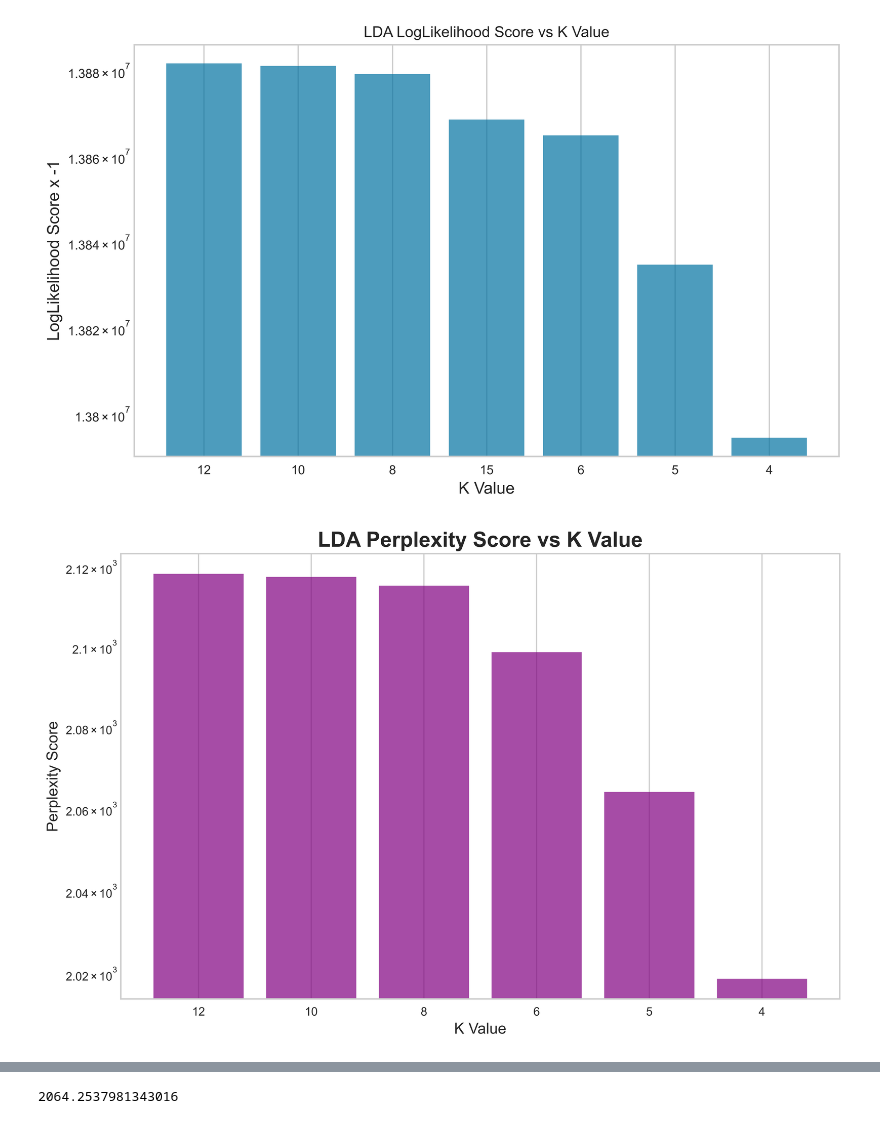
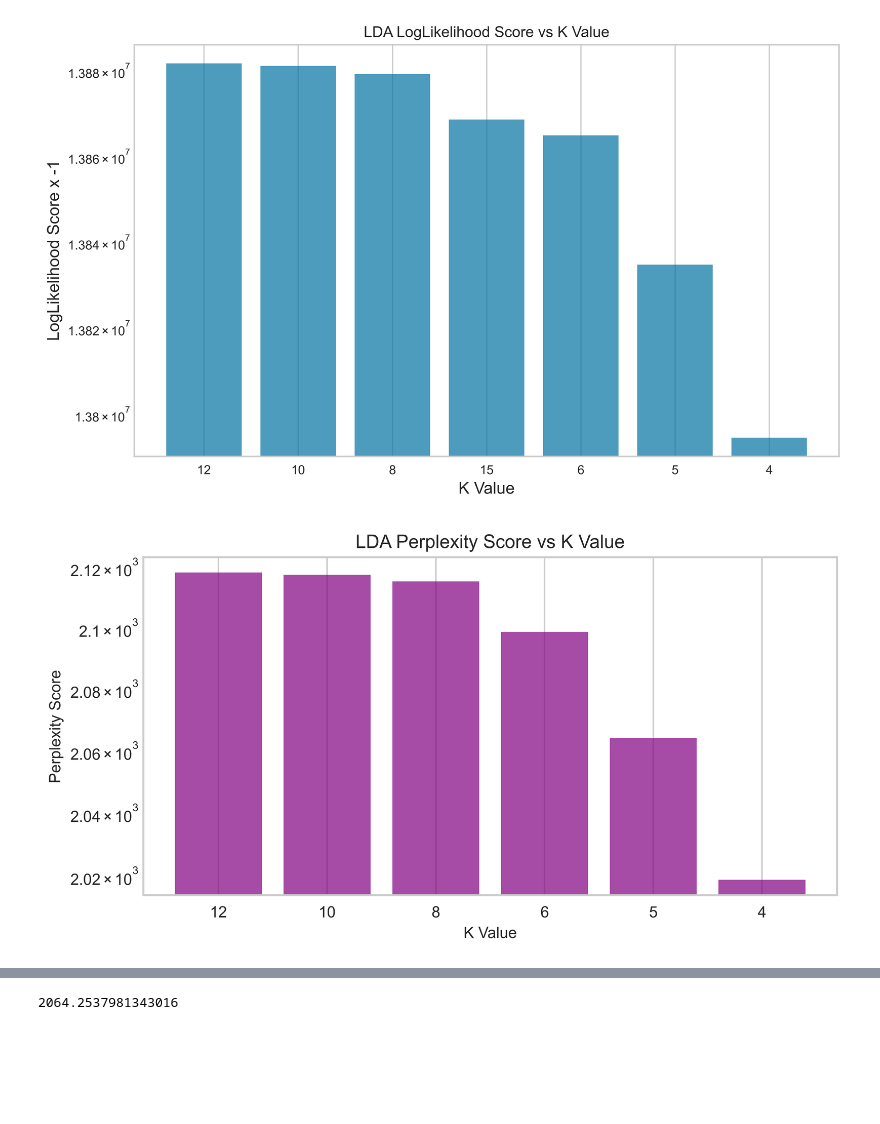
Before and after one commit to meyerpedro/Music_For_Creators-Recommender, a Jupyter notebook: notebook/Capstone 3.ipynb, the cells around one changed output, grey strips where cells are left out. Drawn from its saved outputs; the diff is of its cells as text; code cells hidden in the pictures; blank space fills up the shorter version.

Commit message:
appendix plots fixed. presentation slides added

```diff
--- a/notebook/Capstone 3.ipynb
+++ b/notebook/Capstone 3.ipynb
@@ -502,28 +502,28 @@ ax.set_yscale('log')
 # lda6.fit(X2)
 # lda6.perplexity(X2)
 # %%
-fig, ax = plt.subplots(figsize=(11,7), dpi=550)
+fig, ax = plt.subplots(figsize=(8,4), dpi=550)
 
 y = pd.Series({'4':2018.95,
                 '5':2064.25,
                 '6':2098.82,
                 '8':2115.45,
                 '10':2117.67,
                 '12':2118.41}).sort_values(ascending=False)
 
 
 ax.bar(y.keys(), y, alpha=0.7, color='purple')
 
-ax.set_title('LDA Perplexity Score vs K Value',weight='bold', fontsize=18)
+ax.set_title('LDA Perplexity Score vs K Value', fontsize=12)
 
-ax.set_xlabel('K Value', fontsize=13)
-ax.set_ylabel('Perplexity Score', fontsize=13)
+ax.set_xlabel('K Value', fontsize=10)
+ax.set_ylabel('Perplexity Score', fontsize=10)
 
 
 ax.set_yscale('log')
 
 plt.savefig('../images/lda_perplexity.png')
 plt.show();
 # %% [output]
-[figure, old version]
+[figure, new version]
 # %%
```
Also changed, not shown: parts of 3 cells of this notebook, 2 other files.
